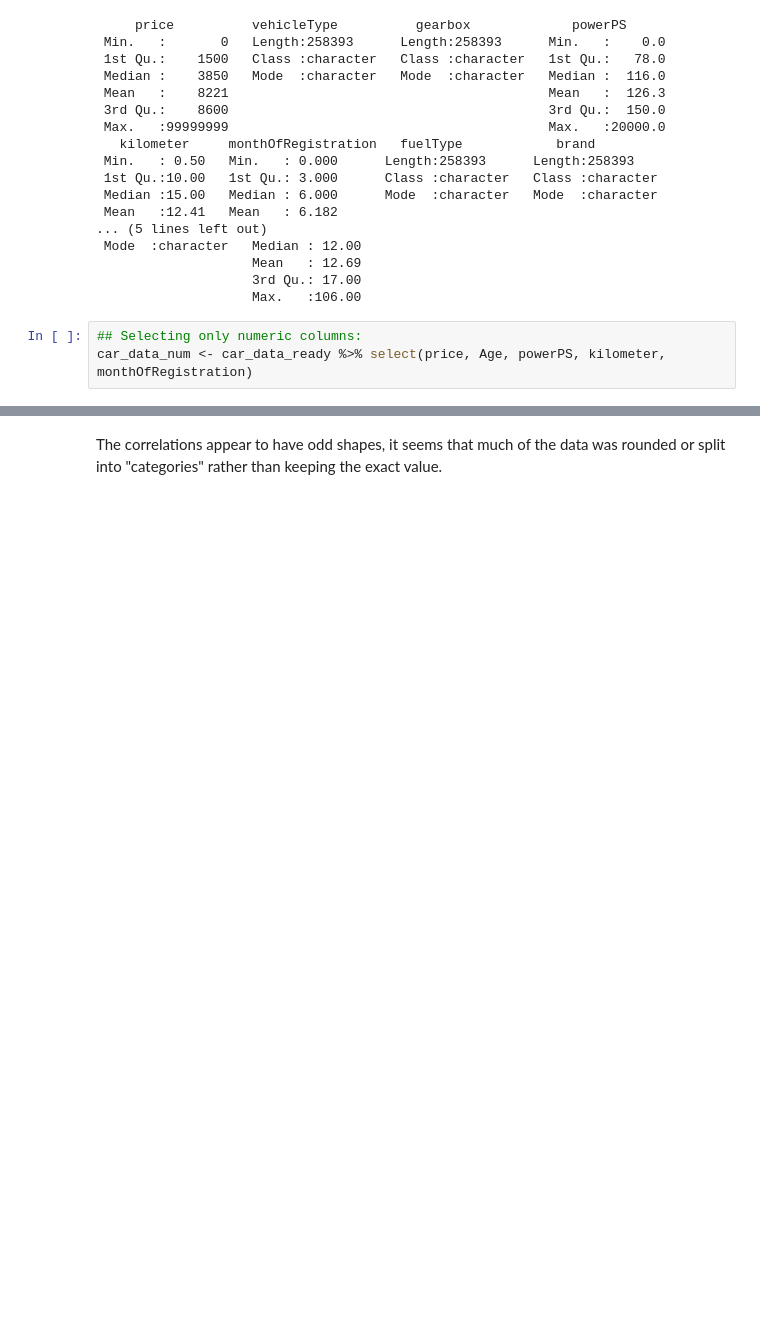
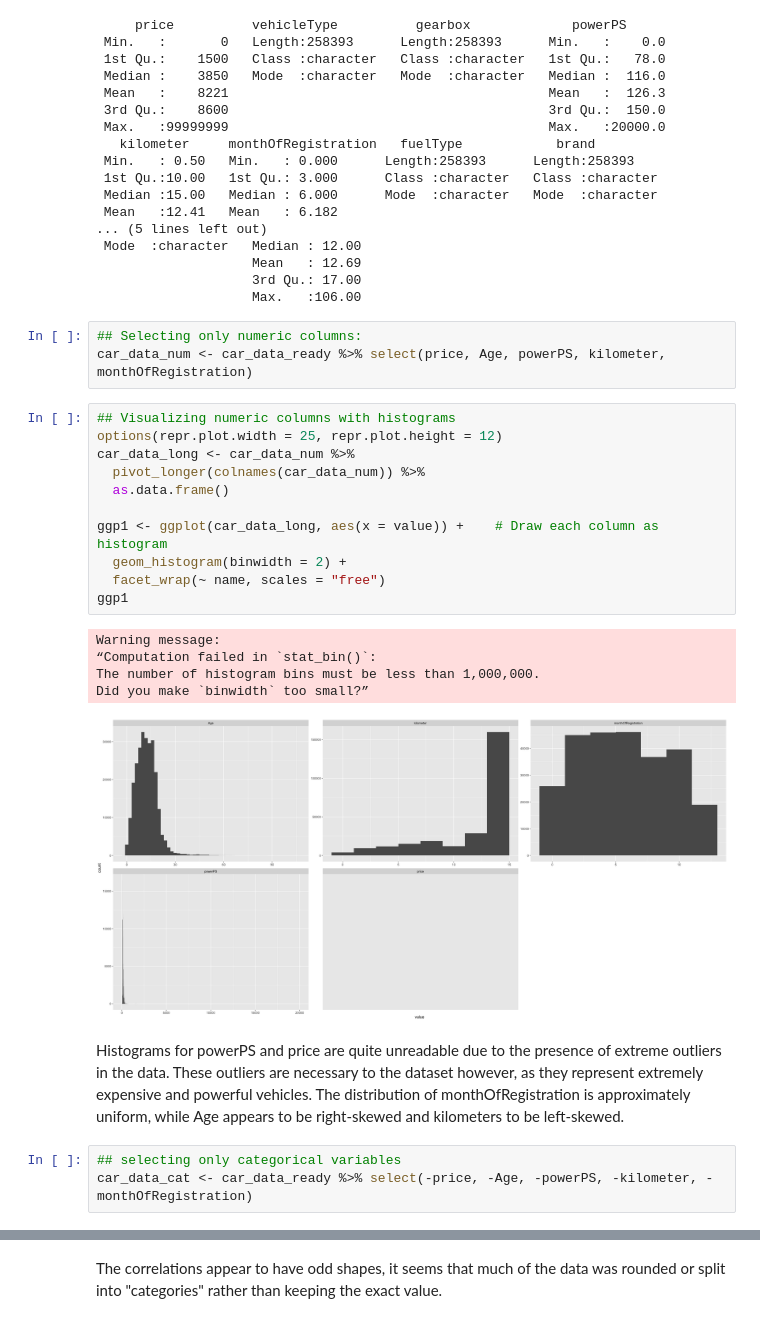
Before and after one commit to mcgillies/STAT301Project, a Jupyter notebook: EDA.ipynb, the cells around one changed output, grey strips where cells are left out. Saved outputs shown, nothing was run; the diff lists cells and outputs as text; blank space fills up the shorter version.

Commit message:
Added plots for variables in dataset

```diff
--- a/EDA.ipynb
+++ b/EDA.ipynb
@@ -188,3 +206,25 @@ summary(car_data_ready)
 # %%
 ## Selecting only numeric columns:
 car_data_num <- car_data_ready %>% select(price, Age, powerPS, kilometer, monthOfRegistration)
+# %%
+## Visualizing numeric columns with histograms
+options(repr.plot.width = 25, repr.plot.height = 12)
+car_data_long <- car_data_num %>%
+  pivot_longer(colnames(car_data_num)) %>%
+  as.data.frame()
+
+ggp1 <- ggplot(car_data_long, aes(x = value)) +    # Draw each column as histogram
+  geom_histogram(binwidth = 2) +
+  facet_wrap(~ name, scales = "free")
+ggp1
+# %% [output]
+Warning message:
+“Computation failed in `stat_bin()`:
+The number of histogram bins must be less than 1,000,000.
+Did you make `binwidth` too small?”
+[figure, added]
+# %% [markdown]
+Histograms for powerPS and price are quite unreadable due to the presence of extreme outliers in the data. These outliers are necessary to the dataset however, as they represent extremely expensive and powerful vehicles. The distribution of monthOfRegistration is approximately uniform, while Age appears to be right-skewed and kilometers to be left-skewed.
+# %%
+## selecting only categorical variables
+car_data_cat <- car_data_ready %>% select(-price, -Age, -powerPS, -kilometer, -monthOfRegistration)
```
Also changed, not shown: parts of 5 cells of this notebook.
